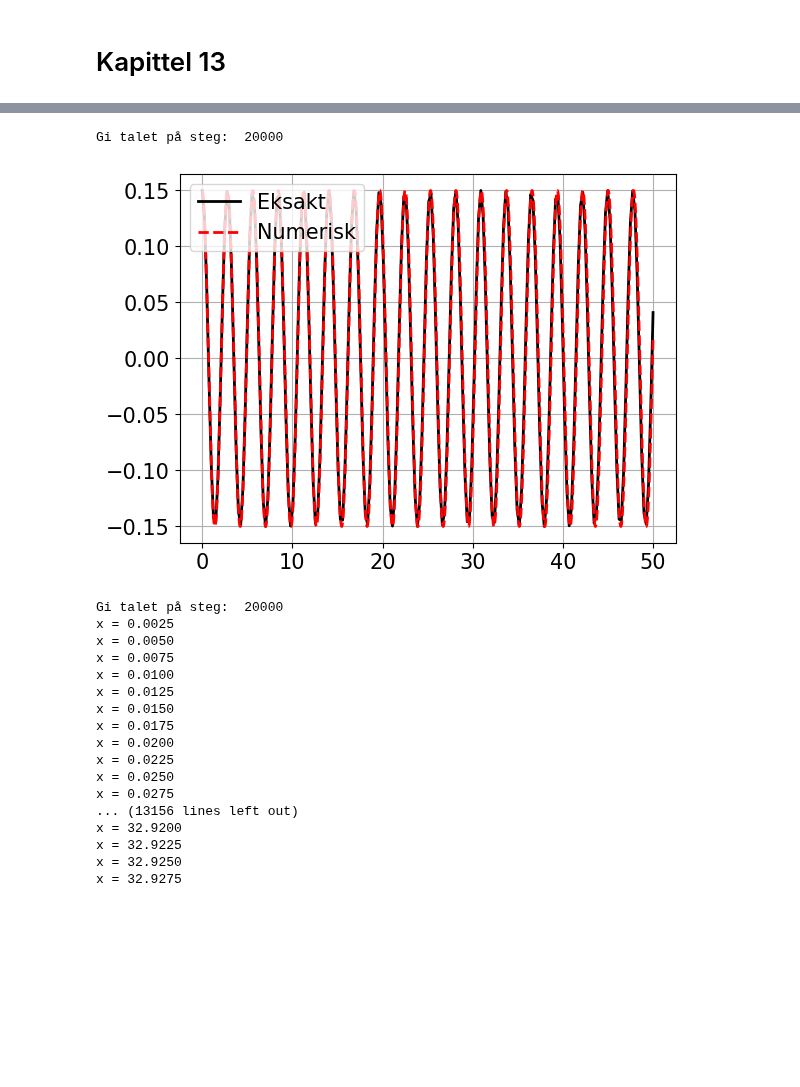
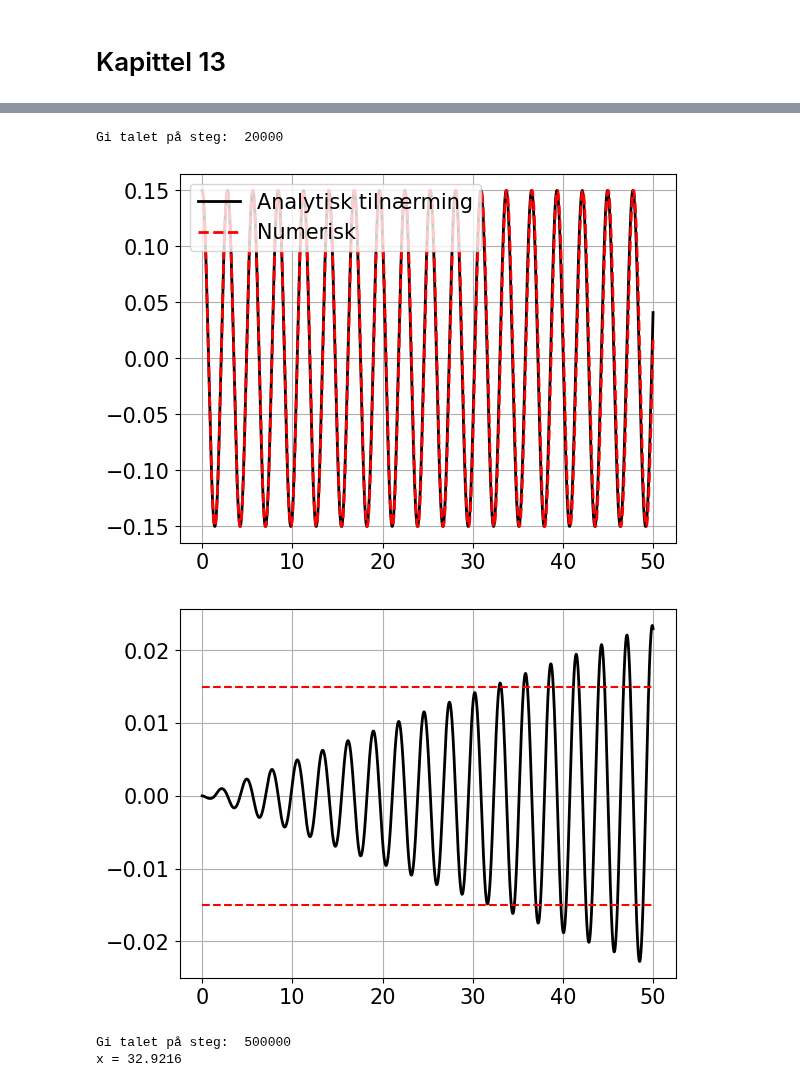
Before and after one commit to nummet/nummet, a Jupyter notebook: Kap_13_Svingelikninga/Svingelikninga.ipynb, the cells around one changed output, grey strips where cells are left out. Drawn from its saved outputs; the diff is of its cells as text; code cells hidden in the pictures; blank space fills up the shorter version.

```diff
--- a/Kap_13_Svingelikninga/Svingelikninga.ipynb
+++ b/Kap_13_Svingelikninga/Svingelikninga.ipynb
@@ -75,46 +75,74 @@ x_max = 50
 def F(x, Y):
     """Differensiallikning"""
     return np.array([Y[1], -5*np.sin(Y[0])])
+
 
 # Steglengda
 N = int(input('Gi talet på steg: '))
 h = (x_max-x0)/N
 
 # Lagar vektorar
 x_vektor = np.linspace(x0, x_max, N+1)
 y_vektor = np.zeros_like(x_vektor)
 y_vektor[0] = y0
 
 # Initerer x og Y
 x = x0
 Y = np.array([y0, u0])
 
-# for-løkke som implementerer Eulers metode
+# for-løkke som implementerer Eulers midpunktsmetode
 for indeks in range(0, N):
     # Eulers midtpunktsmetode
     x_hatt = x + h/2
     y_hatt = Y + F(x,Y)*h/2
     Y = Y + F(x_hatt,y_hatt)*h
     # Oppdaterer vektor med y-verdiar
     y_vektor[indeks+1] = Y[0]
     # Oppdaterer x
     x = x+h
 
-# Plottar resultatet saman med eksakt løysing
-x_eks = np.linspace(x0, x_max, 200)
-y_eks = y0*np.cos(np.sqrt(5)*x_eks)
-plt.plot(x_eks, y_eks, 'k-', linewidth=2,
-         label = 'Eksakt')
+
+# Plottar resultatet saman med tilnærma, analytisk løysing
+plt.figure(1)
+plt.clf()
+y_eks = y0*np.cos(np.sqrt(5)*x_vektor)
+plt.plot(x_vektor, y_eks, 'k-', linewidth=2,
+         label = 'Analytisk tilnærming')
 plt.plot(x_vektor, y_vektor, 'r--', linewidth=2,
          label = 'Numerisk')
-plt.rcParams.update({'font.size': 15})
 plt.grid(visible=True)
 plt.legend(loc='upper left')
 plt.show()
+
+# Plottar differansen mellom numerisk løysing og analytisk tilnærming
+plt.figure(2)
+plt.clf()
+plt.plot(x_vektor, y_eks-y_vektor, 'k-', linewidth=2)
+plt.hlines([-0.1*y0, 0.1*y0], x0, x_max, colors='red', linestyles='--')
+plt.grid(visible=True)
+plt.show()
 # %% [output]
 Gi talet på steg:  20000
-[figure, old version]
+[figure, new version]
+[figure, added]
 # %%
+"""Implementering av Eulers framovermetode for svinvelikninga.
+Input: Startkravet y(x0)=y0, y'(x0)=u0 og F(x,y), som definerer
+differensiallikninga ved Y'=F(Y), der Y=[y, u]^T, y' = u og u' = -5*sin(y).
+Merk at koden skil mellom "Y", som er ein vektor i R^2, og skalaren "y".
+Progammet tar talet på steg, N, som input.
+I dette skriptet forsøker vi å finne ut når y(t) = y0/10. Svaret blir skrive
+til skjerm til slutt.
+"""
+
+# Importerer bibliotek
+import numpy as np
+import matplotlib.pyplot as plt
+
+
+# Storleik på bokstavar i plott
+plt.rcParams.update({'font.size': 15})
+
 # Startkrav og maksimal x-verdi
 x0 = 0
 y0 = .15
@@ -124,6 +152,7 @@ x_max = 50
 def F(x, Y):
     """Differensiallikning"""
     return np.array([Y[1], -5*np.sin(Y[0])])
+
 
 # Steglengda
 N = int(input('Gi talet på steg: '))
@@ -138,7 +167,8 @@ y_vektor[0] = y0
 x = x0
 Y = np.array([y0, u0])
 
-while np.abs(Y[0]-y0*np.cos(np.sqrt(5)*x)) < y0/10:
+# for-løkke som implementerer Eulers midpunktsmetode
+while np.abs(Y[0] - y0*np.cos(np.sqrt(5)*x)) < y0/10:
     # Eulers midtpunktsmetode
     x_hatt = x + h/2
     y_hatt = Y + F(x,Y)*h/2
@@ -146,23 +176,8 @@ while np.abs(Y[0]-y0*np.cos(np.sqrt(5)*x)) < y0/10:
     # Oppdaterer x
     x = x+h
 
-    # Skriv sluttidspunkt til skjerm
-    print(f'x = {x:.4f}')
+# Skriv sluttverdi til skjerm
+print(f'x = {x:.4f}')
 # %% [output]
-Gi talet på steg:  20000
-x = 0.0025
-x = 0.0050
-x = 0.0075
-x = 0.0100
-x = 0.0125
-x = 0.0150
-x = 0.0175
-x = 0.0200
-x = 0.0225
-x = 0.0250
-x = 0.0275
-... (13156 lines left out)
-x = 32.9200
-x = 32.9225
-x = 32.9250
-x = 32.9275
+Gi talet på steg:  500000
+x = 32.9216
```
Also changed, not shown: parts of 1 cell of this notebook.
